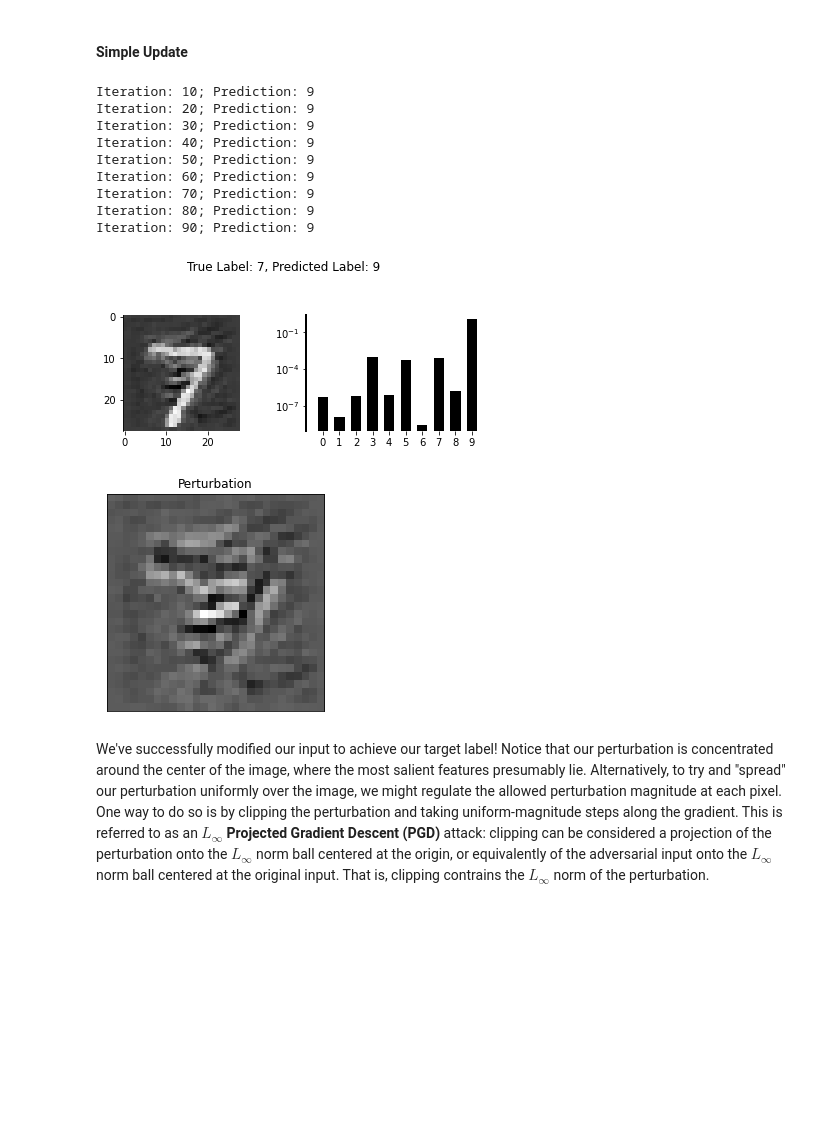
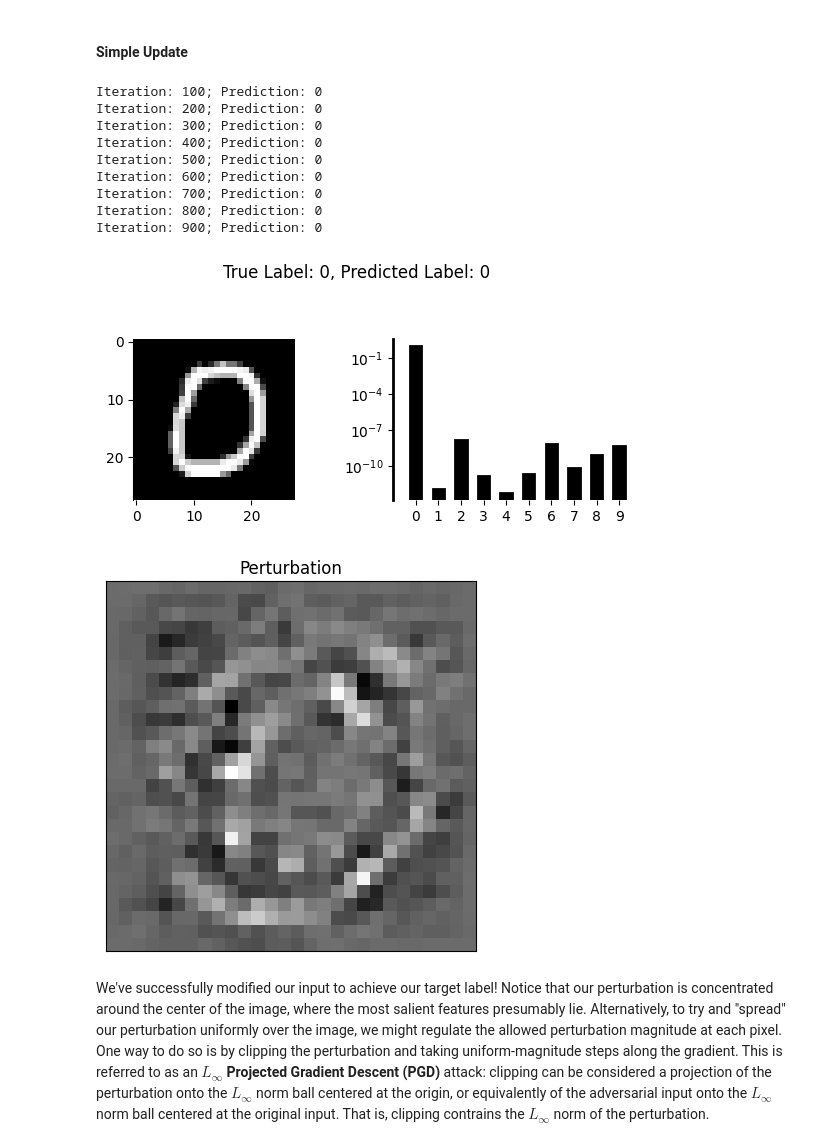
Before and after one commit to cs449f23/lectures, a Jupyter notebook: notebooks/4_adversarial.ipynb, the cells around one changed output. Saved outputs shown, nothing was run; the diff lists cells and outputs as text; code cells hidden in the pictures; blank space fills up the shorter version.

```diff
--- a/notebooks/4_adversarial.ipynb
+++ b/notebooks/4_adversarial.ipynb
@@ -147,7 +148,7 @@ Given an input image, our model produces a score for each class (digit).
 # %%
 # select an input
 batch_x, batch_y = next(iter(mnist_test))
-x, y = batch_x[0].to(device), batch_y[0].to(device)
+x, y = batch_x[10].to(device), batch_y[10].to(device)
 
 # corresponding image & predicted class scores
 plot_mnist(x, y, model)
@@ -209,7 +210,8 @@ We can iteratively update our input using these gradients to craft an adversaria
 #### Simple Update
 # %%
 # pick a class we want the network to predict given our adversarial input
-target = torch.tensor([9]).to(device)
+# target = torch.tensor([9]).to(device)
+target = torch.ones([1], dtype=torch.long) * y
 
 x = x.reshape(1, 1, 28, 28).detach()
 
@@ -217,51 +219,51 @@ x = x.reshape(1, 1, 28, 28).detach()
 delta = torch.zeros_like(x).requires_grad_(True)
 
 # perturbation "training" loop
-for i in range(1, 100):
+for i in range(1, 1000):
 
     # clear gradients each step
     delta.grad = None
 
     # compute model's class scores given perturbed input (x + delta)
     outputs = model(x + delta)
 
     # log current prediction
-    if not i % 10:
+    if not i % 100:
         print(f"Iteration: {i}; Prediction: {outputs.argmax()}")
 
     # compute loss: how "far" is prediction from target?
     loss = torch.nn.functional.nll_loss(outputs, target)
 
     # compute gradient of loss w.r.t. our perturbation
     loss.backward()
     grad = delta.grad.detach()
 
     # update our perturbation to descend the loss
     with torch.no_grad():
 
         # update with raw gradients
-        delta -= grad
+        delta += grad
 
 # plot final prediction
 plot_mnist(x + delta.detach(), y, model)
 
 # plot perturbation (difference between benign and adversarial inputs)
 plt.title("Perturbation")
 plt.imshow(delta.detach().cpu().reshape(28, 28).numpy(), cmap='gray')
 plt.xticks([]), plt.yticks([])
 plt.show()
 # %% [output]
-Iteration: 10; Prediction: 9
-Iteration: 20; Prediction: 9
-Iteration: 30; Prediction: 9
-Iteration: 40; Prediction: 9
-Iteration: 50; Prediction: 9
-Iteration: 60; Prediction: 9
-Iteration: 70; Prediction: 9
-Iteration: 80; Prediction: 9
-Iteration: 90; Prediction: 9
+Iteration: 100; Prediction: 0
+Iteration: 200; Prediction: 0
+Iteration: 300; Prediction: 0
+Iteration: 400; Prediction: 0
+Iteration: 500; Prediction: 0
+Iteration: 600; Prediction: 0
+Iteration: 700; Prediction: 0
+Iteration: 800; Prediction: 0
+Iteration: 900; Prediction: 0
-[figure, old version]
+[figure, new version]
-[figure, old version]
+[figure, new version]
 # %% [markdown]
 We've successfully modified our input to achieve our target label! Notice that our perturbation is concentrated around the center of the image, where the most salient features presumably lie. Alternatively, to try and "spread" our perturbation uniformly over the image, we might regulate the allowed perturbation magnitude at each pixel. One way to do so is by clipping the perturbation and taking uniform-magnitude steps along the gradient. This is referred to as an $L_\infty$ __Projected Gradient Descent (PGD)__ attack: clipping can be considered a projection of the perturbation onto the $L_{\infty}$ norm ball centered at the origin, or equivalently of the adversarial input onto the $L_\infty$ norm ball centered at the original input. That is, clipping contrains the $L_\infty$ norm of the perturbation.
 # %% [markdown]
```
Also changed, not shown: parts of 14 cells of this notebook, 39 other files.
